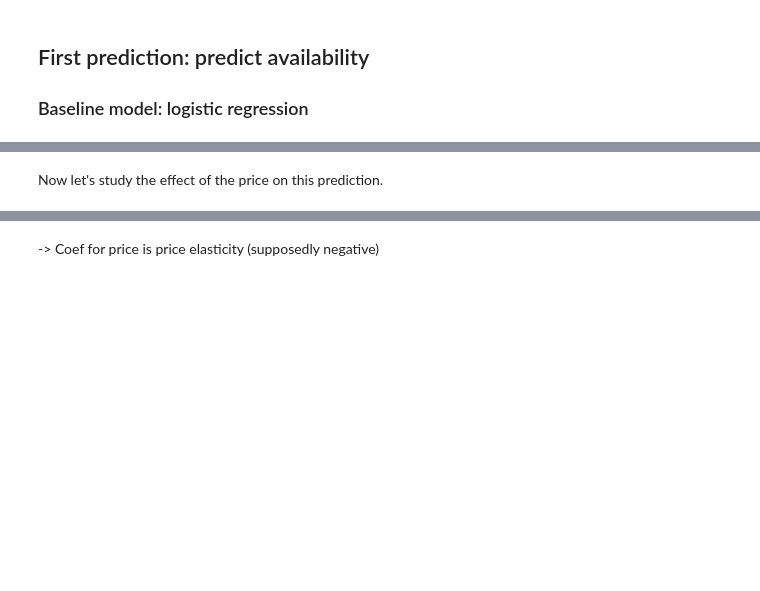
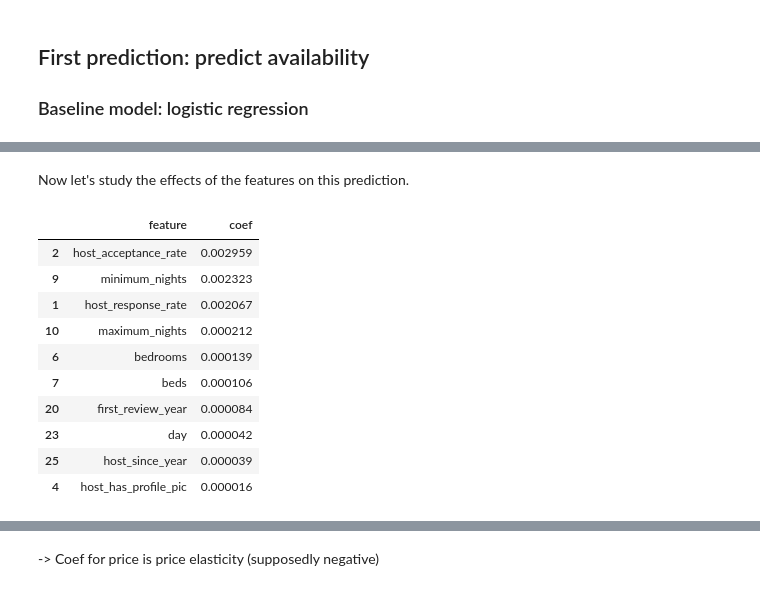
Before and after one commit to elisemyr/project_business_data_science, a Jupyter notebook: Business Data Science Project Airbnb new test.ipynb, the cells around one changed output, grey strips where cells are left out. Cells and saved outputs as stored; diff of their text form; code cells hidden in the pictures; blank space fills up the shorter version.

Commit message:
Première modelisation done (et working je crois)

```diff
--- a/Business Data Science Project Airbnb new test.ipynb
+++ b/Business Data Science Project Airbnb new test.ipynb
@@ -1339,0 +1356,20 @@ KeyError: 'date'
+# %%
+#Model
+logit = LogisticRegression(
+    penalty='l2',
+    solver='saga',
+    max_iter=500,
+    n_jobs=-1
+)
+
+logit.fit(X_train, y_train)
+
+#Evaluation
+
+y_pred_proba = logit.predict_proba(X_test)[:, 1]
+
+roc = roc_auc_score(y_test, y_pred_proba)
+ll  = log_loss(y_test, y_pred_proba)
+
+print(f"ROC AUC: {roc:.3f}")
+print(f"Log loss: {ll:.3f}")
@@ -1340,2 +1379,2 @@ KeyError: 'date'
 # %% [markdown]
-Now let's study the effect of the price on this prediction.
+Now let's study the effects of the features on this prediction.
@@ -1345,0 +1381,22 @@ coef.sort_values()
+# %%
+coef_df = (
+    pd.DataFrame({
+        'feature': X_train.columns,
+        'coef': logit.coef_[0]
+    })
+    .sort_values('coef', ascending=False)
+)
+
+coef_df.head(10)
+# %% [output]
+|  | feature | coef |
+| 2 | host_acceptance_rate | 0.002959 |
+| 9 | minimum_nights | 0.002323 |
+| 1 | host_response_rate | 0.002067 |
+| 10 | maximum_nights | 0.000212 |
+| 6 | bedrooms | 0.000139 |
+| 7 | beds | 0.000106 |
+| 20 | first_review_year | 0.000084 |
+| 23 | day | 0.000042 |
+| 25 | host_since_year | 0.000039 |
+| 4 | host_has_profile_pic | 0.000016 |
```
Also changed, not shown: parts of 20 cells of this notebook.
